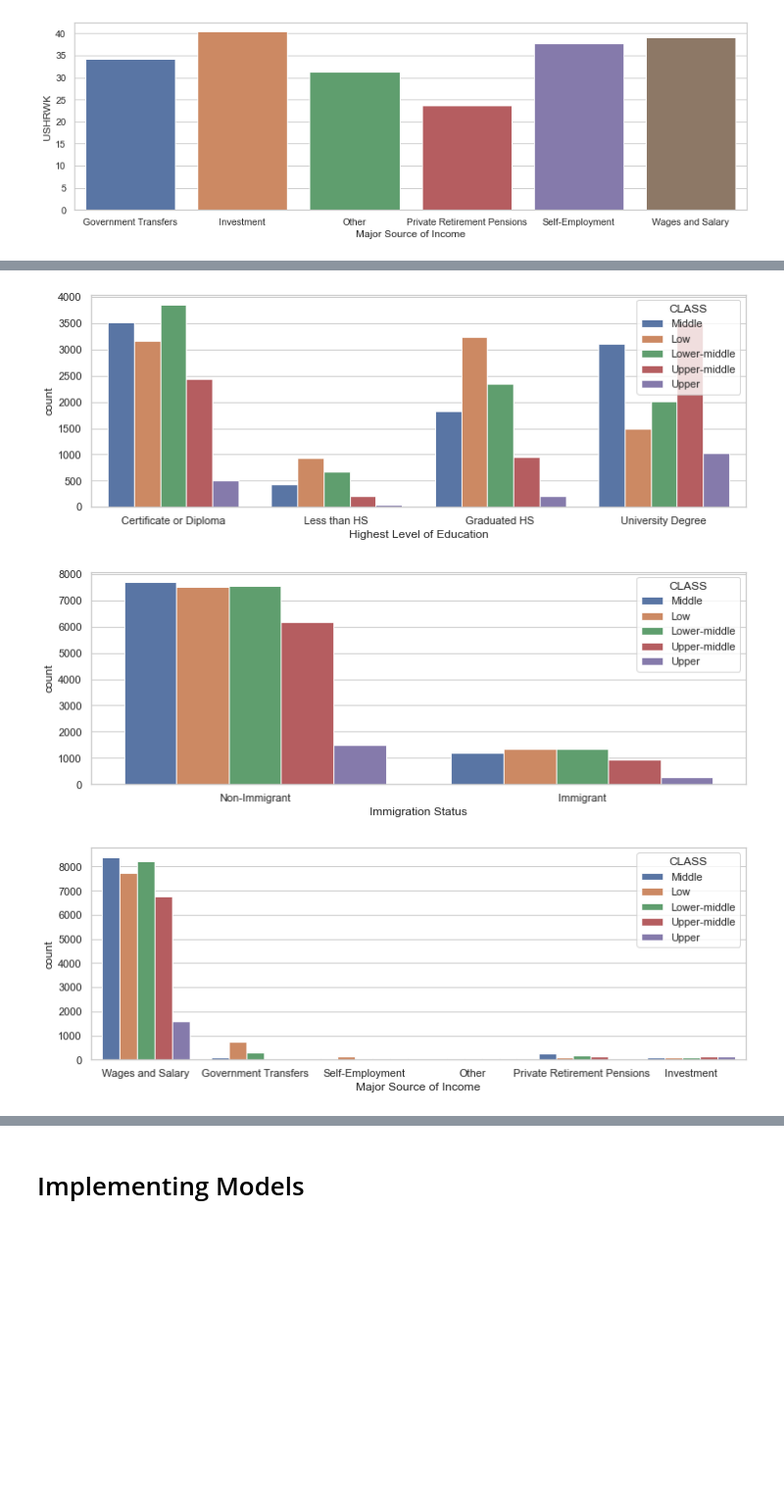
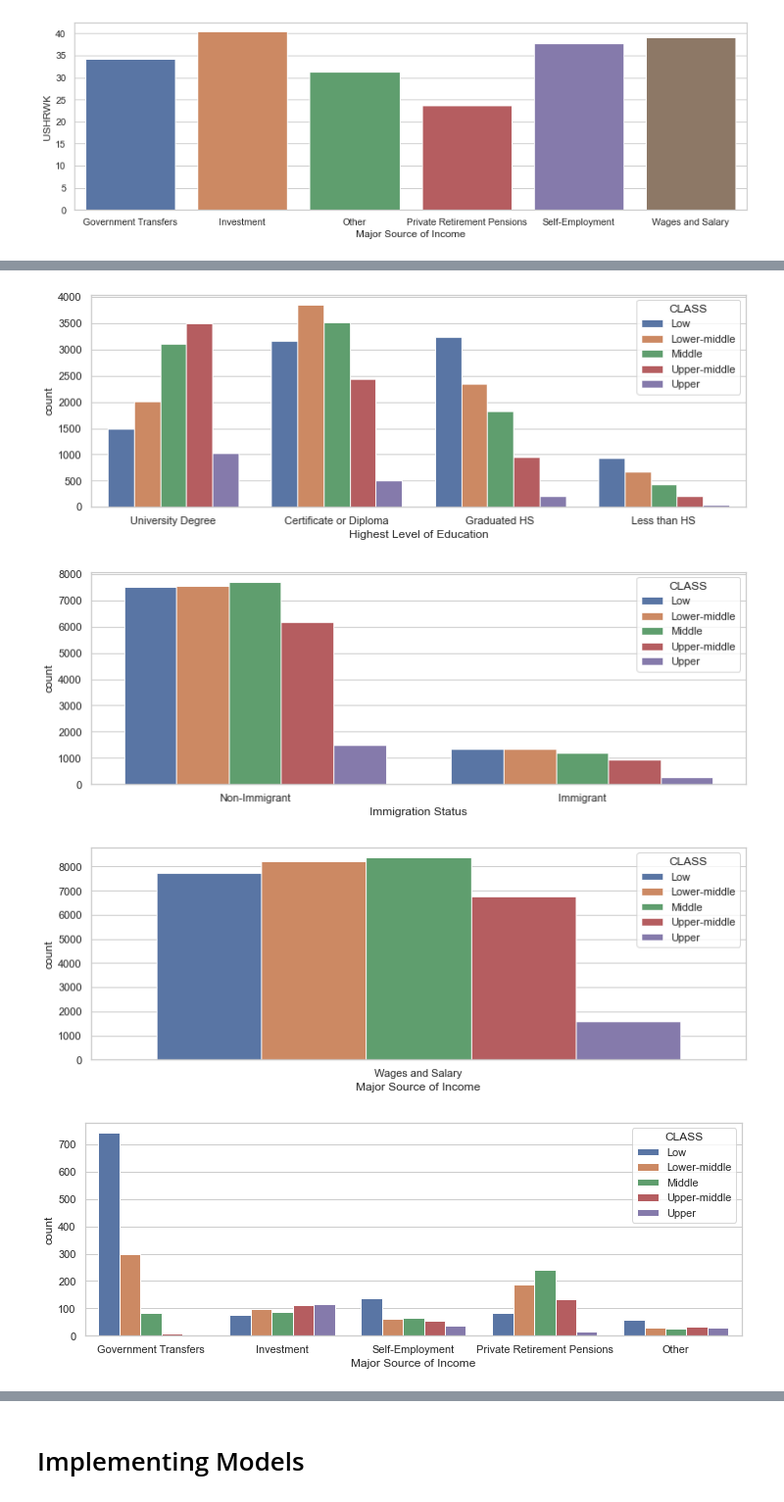
Before and after one commit to Hooplie/CMPT353-Final-Project, a Jupyter notebook: projectnotebook.ipynb, the cells around one changed output, grey strips where cells are left out. Shown at 98% size. Saved outputs shown, nothing was run; the diff lists cells and outputs as text; code cells hidden in the pictures; blank space fills up the shorter version.

```diff
--- a/projectnotebook.ipynb
+++ b/projectnotebook.ipynb
@@ -55,3 +56,26 @@ df.head()
 | 69759 | 59.0 | 13.0 | 2.0 | 1.0 | 2.0 | 22.0 | 12.0 | 2.0 | 4.0 | 1160.0 | 3390.0 | ... |
 | 84275 | 24.0 | 12.0 | 1.0 | 2.0 | 1.0 | 11.0 | 60.0 | 2.0 | 2.0 | 1240.0 | 4760.0 | ... |
 | 83158 | 47.0 | 8.0 | 2.0 | 1.0 | 4.0 | 22.0 | 3.0 | 2.0 | 2.0 | 1400.0 | 32250.0 | ... |
+# %%
+# making a copy of the dataframe to retain numeric values instead of strings for our model implementation later on
+df_m = df.copy(deep=True)
+# dropping other numerical variables as we are classifying after tax income based on demographic for our models
+df_m = df_m.drop(columns = ['INCTX','WGSAL'])
+
+# mapping groups from numeric to string
+df = preprocessing.map_val(df)
+
+# Categorical variables
+cat_features = df[["PROV", "AGEGP", "SEX", "MARSTP", "HLEV2G", "SCSUM", "IMMST", "USHRWK", "MAJRI"]]
+
+# Feature names for our plots
+values = ["Province", "Age Group", "Gender", "Marital Status", "Highest Level of Education", "Yearly Summary of Time Worked", "Immigration Status", "Average Hours Worked per Week", "Major Source of Income"]
+cat_dict = dict(zip(cat_features.columns, values))
+
+# Log transforming data due to the distribution of variables being right skewed
+dflog = df.copy(deep=True)
+logged_vars= dflog[["ATINC", "INCTX", "WGSAL"]].apply(lambda x: np.log(x))
+dflog[["ATINC", "INCTX", "WGSAL"]] = logged_vars
+
+# displaying the categorical variables mapped to their corresponding string
+cat_features
@@ -119,10 +145,0 @@ df_m = df_m.drop(columns = ['INCTX','WGSAL'])
-# %%
-# mapping groups from numeric to string
-df['PROV'] = df['PROV'].map({59:'BC', 48:'AB', 47:'SA', 46:'MA', 35:'ON', 24:'QU', 13:'NB', 12:'NS', 11:'PE', 10:'NL'})
-df['AGEGP'] = df['AGEGP'].map({4:'16-17', 5:'18-24', 6:'25-29', 7:'30-34', 8:'35-39', 9:'40-44', 10:'45-49', 11:'50-54', 12:'55-59', 13:'60-64', 14:'65-69', 15:'70+'})
-df['SEX'] = df['SEX'].map({1:'Male', 2:'Female'})
-df['MARSTP'] = df['MARSTP'].map({1:'Married', 2:'Common-Law', 3:'Separated', 4:'Single'})
-df['HLEV2G'] = df['HLEV2G'].map({1:'Less than HS', 2:'Graduated HS', 3:'Certificate or Diploma', 4:'University Degree'})
-df['SCSUM'] = df['SCSUM'].map({11:'Full-Year Full-Time', 12:'Full-Year Part-Time', 21:'Part-Year Full-Time', 22:'Part-Year Part-Time', 30:'Did not work during year'})
-df['IMMST'] = df['IMMST'].map({1:'Immigrant', 2:'Non-Immigrant'})
-df['MAJRI'] = df['MAJRI'].map({1:'No Income', 2:'Wages and Salary', 3:'Self-Employment', 4:'Government Transfers',5:'Investment',6:'Private Retirement Pensions', 7:'Other'})
@@ -364,11 +486,17 @@ df_m['CLASS'] = income['CLASS']
 
 # Visualizations of the distributions of income classification for the groups in each of our categorical variables
 rcParams['figure.figsize'] = 12,4
-df = df.sort_values(by= 'AGEGP')
+df = df.sort_values(by=['ATINC'])
 for features in cat_features:
     if (features != 'USHRWK') & (features != 'SCSUM'):
-        sns.countplot(data=df,x=features, hue='CLASS').set(xlabel=cat_dict[features]);
-        plt.show()
+        if features == 'MAJRI':
+            sns.countplot(data=df[df['MAJRI']=='Wages and Salary'],x=features, hue='CLASS').set(xlabel=cat_dict[features]);
+            plt.show()
+            sns.countplot(data=df[df['MAJRI']!='Wages and Salary'],x=features, hue='CLASS').set(xlabel=cat_dict[features]);
+            plt.show()
+        else:
+            sns.countplot(data=df,x=features, hue='CLASS').set(xlabel=cat_dict[features]);
+            plt.show()
 # %% [output]
 PROV  CLASS
 AB    Low             18.61%
@@ -394,3 +522,4 @@ Name: CLASS, dtype: object
-[figure, old version]
+[figure, new version]
-[figure, old version]
+[figure, new version]
-[figure, old version]
+[figure, new version]
+[figure, added]
```
Also changed, not shown: parts of 30 cells of this notebook, 2 other files.
